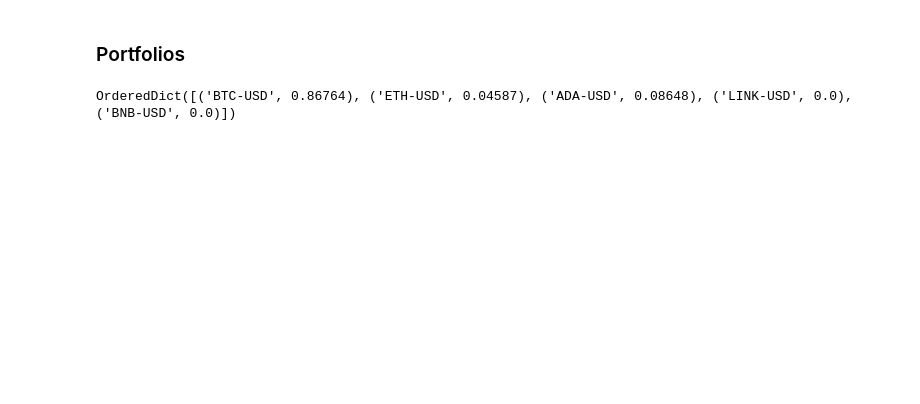
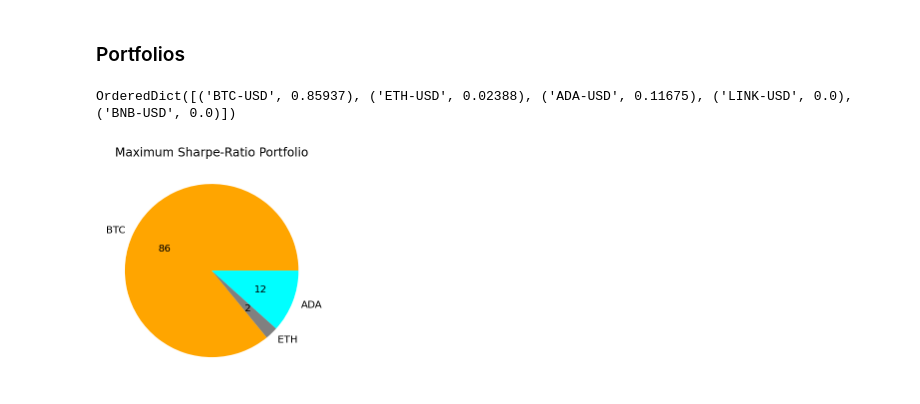
Before and after one commit to LeonHackl/Modern-Portfolio-Theory, a Jupyter notebook: MPT.ipynb, the cells around one changed output. Saved outputs shown, nothing was run; the diff lists cells and outputs as text; code cells hidden in the pictures; blank space fills up the shorter version.

```diff
--- a/MPT.ipynb
+++ b/MPT.ipynb
@@ -494,11 +494,15 @@ BNB-USD   0.901569  0.839523  0.891864  1.042756  4.636035
 # %%
 # maximum sharpe-ratio
 ef_bl = EfficientFrontier(returns_bl, sigma_bl)
 ef_bl.max_sharpe()
 weights = ef_bl.clean_weights()
-print(weights)
+pd.Series(weights).plot.pie(labels = ["BTC", "ETH", "ADA", "LINK", "BNB"],
+                                            colors = pie_c, autopct = my_autopct)
+plt.ylabel("")
+plt.title("Maximum Sharpe-Ratio Portfolio");
 # %% [output]
-OrderedDict([('BTC-USD', 0.86764), ('ETH-USD', 0.04587), ('ADA-USD', 0.08648), ('LINK-USD', 0.0), ('BNB-USD', 0.0)])
+OrderedDict([('BTC-USD', 0.85937), ('ETH-USD', 0.02388), ('ADA-USD', 0.11675), ('LINK-USD', 0.0), ('BNB-USD', 0.0)])
+[figure, added]
 # %%
 # minimum volatility
 ef_bl = EfficientFrontier(returns_bl, sigma_bl)
```
Also changed, not shown: parts of 27 cells of this notebook.
